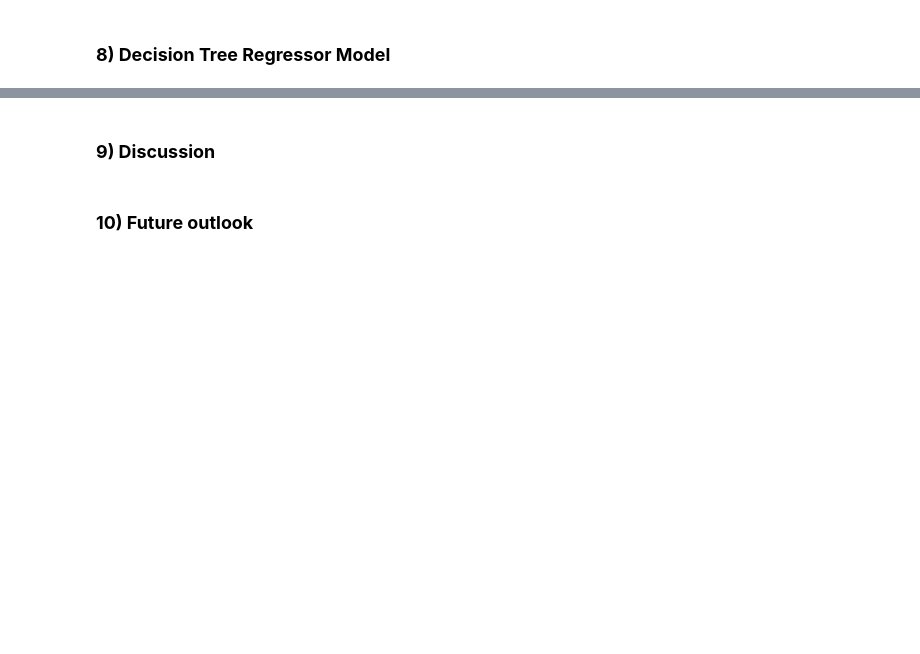
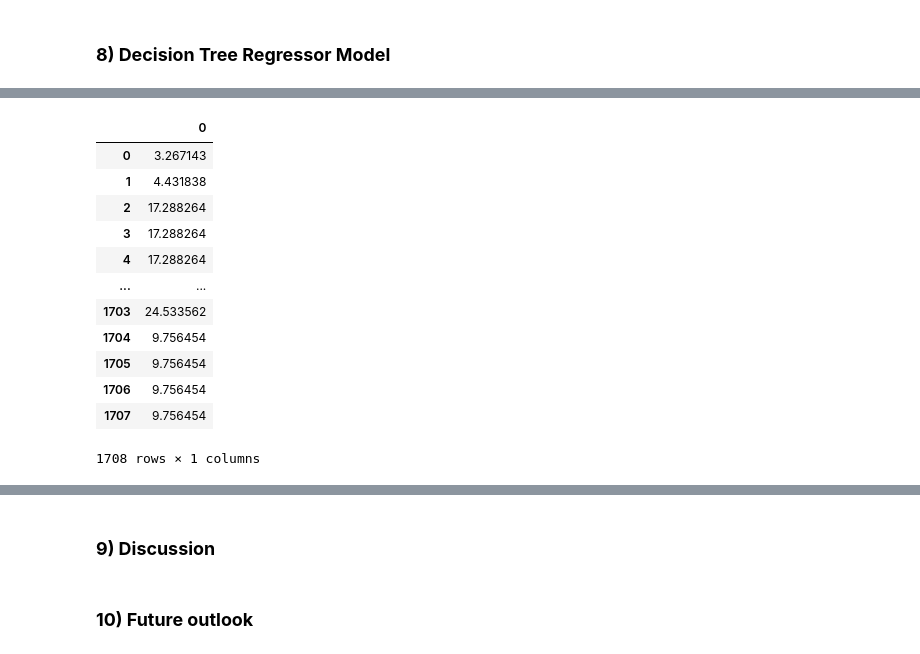
Before and after one commit to vincm1/UK_accidents, a Jupyter notebook: Final_assignment_Big_Data_for_Decision_Making_(2021_22_BNK432_NO02_A).ipynb, the cells around one changed output, grey strips where cells are left out. Saved outputs shown, nothing was run; the diff lists cells and outputs as text; code cells hidden in the pictures; blank space fills up the shorter version.

```diff
--- a/Final_assignment_Big_Data_for_Decision_Making_(2021_22_BNK432_NO02_A).ipynb
+++ b/Final_assignment_Big_Data_for_Decision_Making_(2021_22_BNK432_NO02_A).ipynb
@@ -527,2 +549,4 @@ rfr_rmse
 # %% [markdown]
 ### **8) Decision Tree Regressor Model**
+# %%
+dt = DecisionTreeRegressor(max_depth=4, min_samples_leaf=0.1, random_state=None)
@@ -528,0 +557,2 @@ rfr_rmse
+# %%
+y_pred_dt = dt.predict(X_test)
@@ -528,0 +569,17 @@ rfr_rmse
+# %%
+y_pred_dt_df = pd.DataFrame(y_pred_dt)
+y_pred_dt_df
+# %% [output]
+|  | 0 |
+| 0 | 3.267143 |
+| 1 | 4.431838 |
+| 2 | 17.288264 |
+| 3 | 17.288264 |
+| 4 | 17.288264 |
+| ... | ... |
+| 1703 | 24.533562 |
+| 1704 | 9.756454 |
+| 1705 | 9.756454 |
+| 1706 | 9.756454 |
+| 1707 | 9.756454 |
+1708 rows × 1 columns
```
Also changed, not shown: parts of 11 cells of this notebook.
